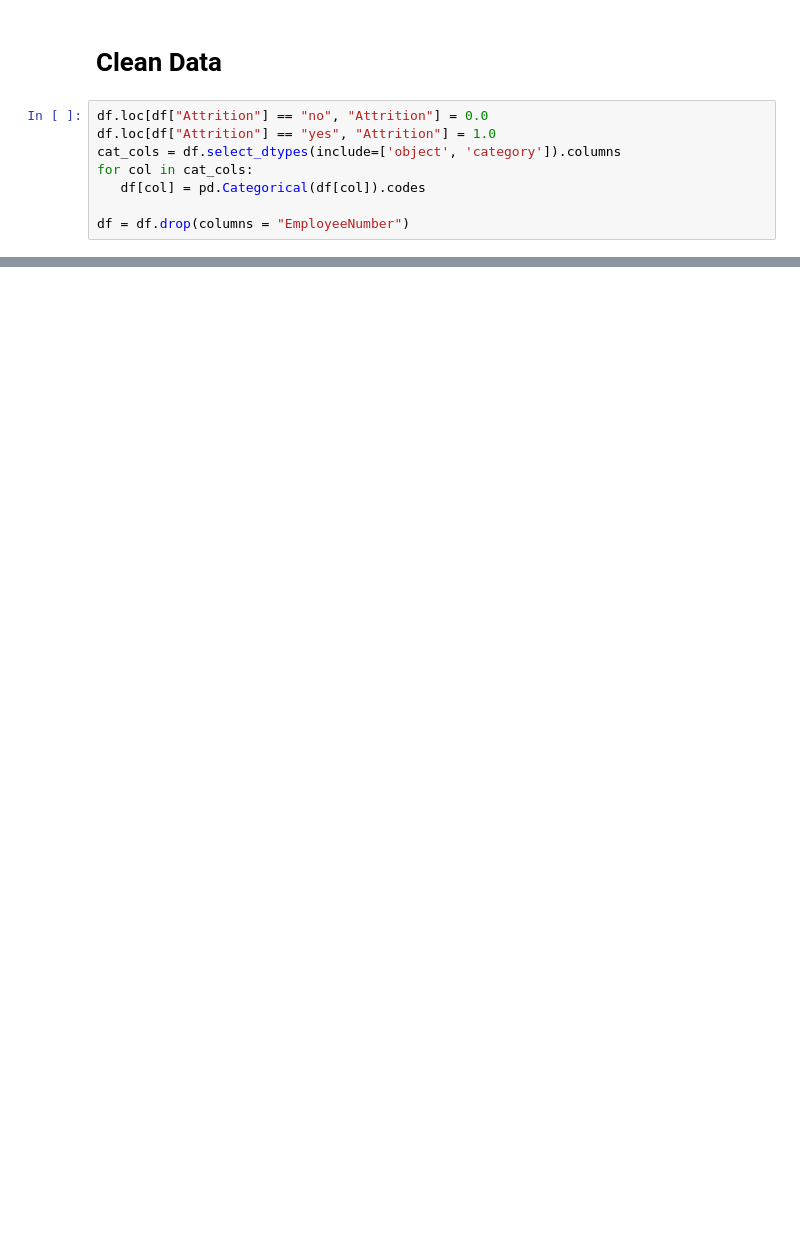
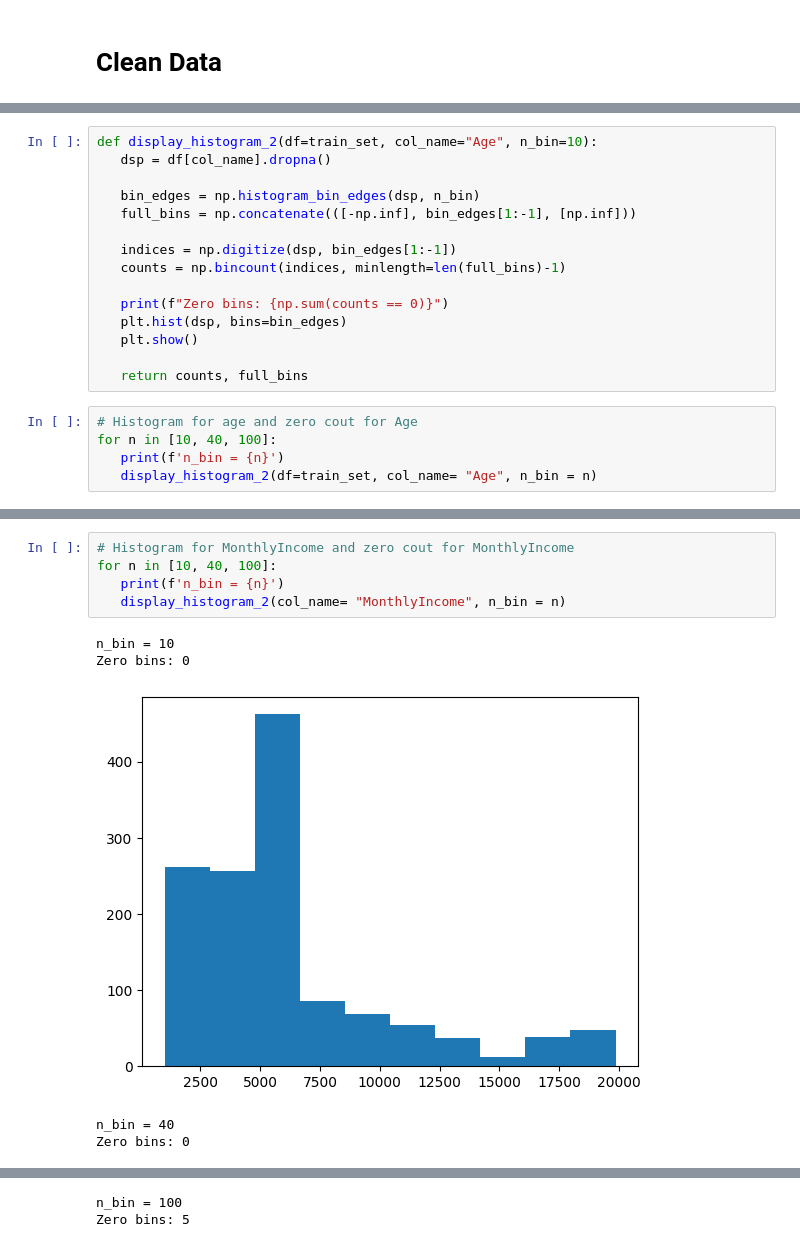
Before and after one commit to monmon173526/pattern-course, a Jupyter notebook: HW2/pattern_employee_attrition.ipynb, the cells around one changed output, grey strips where cells are left out. Drawn from its saved outputs; the diff is of its cells as text; blank space fills up the shorter version.

```diff
--- a/HW2/pattern_employee_attrition.ipynb
+++ b/HW2/pattern_employee_attrition.ipynb
@@ -30,10 +34,2 @@ print(df.head())
 # %% [markdown]
 # Clean Data
-# %%
-df.loc[df["Attrition"] == "no", "Attrition"] = 0.0
-df.loc[df["Attrition"] == "yes", "Attrition"] = 1.0
-cat_cols = df.select_dtypes(include=['object', 'category']).columns
-for col in cat_cols:
-   df[col] = pd.Categorical(df[col]).codes
-
-df = df.drop(columns = "EmployeeNumber")
@@ -53,0 +94,20 @@ plt.show()
+# %%
+def display_histogram_2(df=train_set, col_name="Age", n_bin=10):
+   dsp = df[col_name].dropna()
+
+   bin_edges = np.histogram_bin_edges(dsp, n_bin)
+   full_bins = np.concatenate(([-np.inf], bin_edges[1:-1], [np.inf]))
+
+   indices = np.digitize(dsp, bin_edges[1:-1])
+   counts = np.bincount(indices, minlength=len(full_bins)-1)
+
+   print(f"Zero bins: {np.sum(counts == 0)}")
+   plt.hist(dsp, bins=bin_edges)
+   plt.show()
+
+   return counts, full_bins
+# %%
+# Histogram for age and zero cout for Age
+for n in [10, 40, 100]:
+   print(f'n_bin = {n}')
+   display_histogram_2(df=train_set, col_name= "Age", n_bin = n)
@@ -53,0 +124,11 @@ plt.show()
+# %%
+# Histogram for MonthlyIncome and zero cout for MonthlyIncome
+for n in [10, 40, 100]:
+   print(f'n_bin = {n}')
+   display_histogram_2(col_name= "MonthlyIncome", n_bin = n)
+# %% [output]
+n_bin = 10
+Zero bins: 0
+[figure, added]
+n_bin = 40
+Zero bins: 0
@@ -53,0 +136,2 @@ plt.show()
+n_bin = 100
+Zero bins: 5
```
Also changed, not shown: parts of 56 cells of this notebook, 2 other files.
